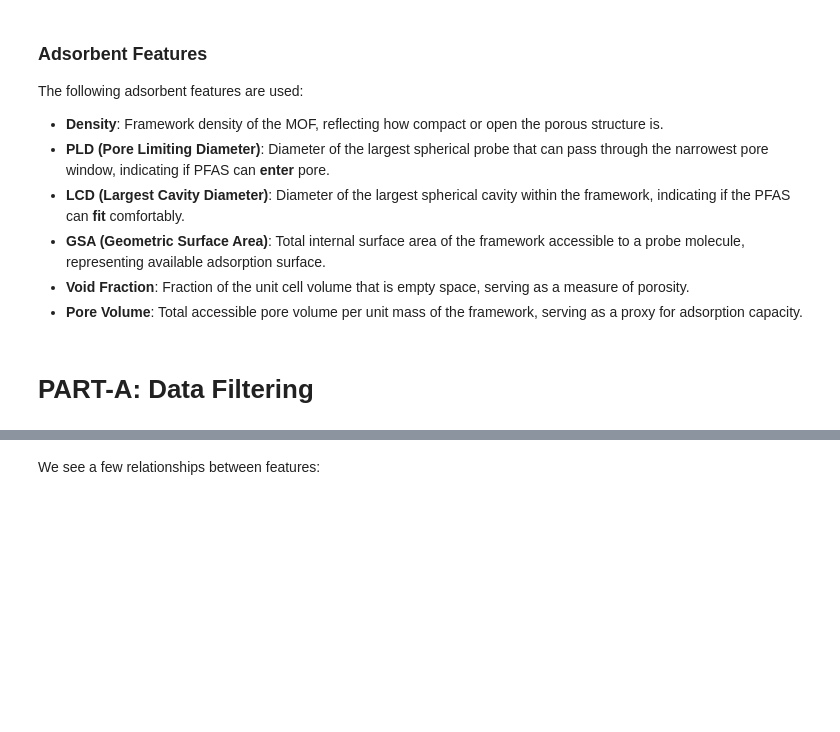
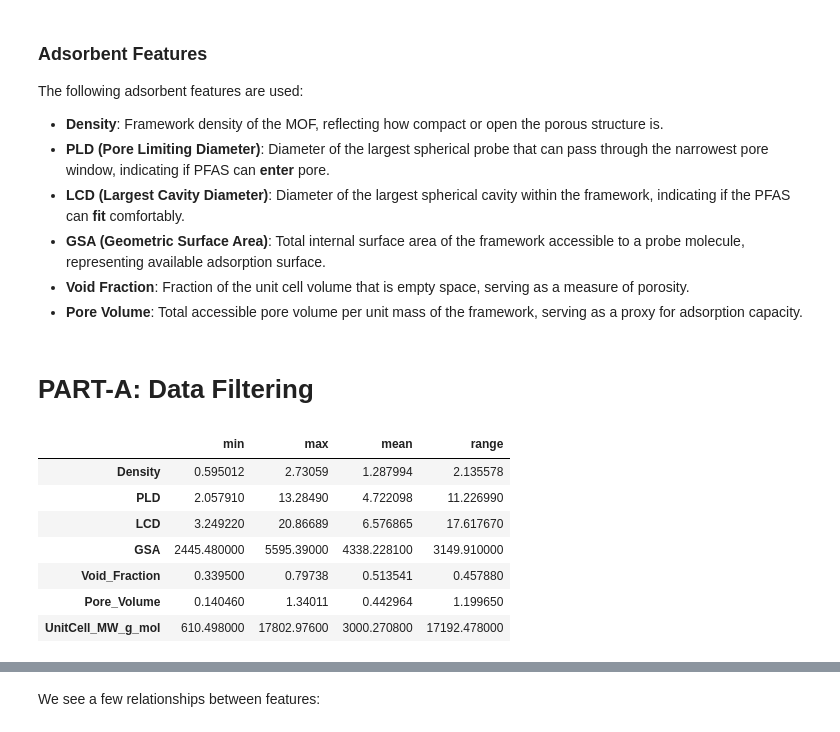
Before and after one commit to hasan-mansr/ML_Discovery_Metal-Organic_Adsorbents, a Jupyter notebook: Notebooks/OC-SVM.ipynb, the cells around one changed output, grey strips where cells are left out. Drawn from its saved outputs; the diff is of its cells as text; code cells hidden in the pictures; blank space fills up the shorter version.

```diff
--- a/Notebooks/SVM.ipynb
+++ b/Notebooks/OC-SVM.ipynb
@@ -121,15 +123,24 @@ The following adsorbent features are used:
 # %% [markdown]
 # PART-A: Data Filtering
 # %%
-numeric_df = dfs['PFOA'].select_dtypes(include = 'number').drop(columns = 'Serial')
+numeric_df = dfs['coremof_Ion'].select_dtypes(include = 'number').drop(columns = 'Serial')
 #numeric_df.describe()
 
 summary = pd.DataFrame({
     'min': numeric_df.min(),
     'max': numeric_df.max(),
     'mean': numeric_df.mean(),
     'range': numeric_df.max() - numeric_df.min()
 })
 
 summary
+# %% [output]
+|  | min | max | mean | range |
+| Density | 0.595012 | 2.73059 | 1.287994 | 2.135578 |
+| PLD | 2.057910 | 13.28490 | 4.722098 | 11.226990 |
+| LCD | 3.249220 | 20.86689 | 6.576865 | 17.617670 |
+| GSA | 2445.480000 | 5595.39000 | 4338.228100 | 3149.910000 |
+| Void_Fraction | 0.339500 | 0.79738 | 0.513541 | 0.457880 |
+| Pore_Volume | 0.140460 | 1.34011 | 0.442964 | 1.199650 |
+| UnitCell_MW_g_mol | 610.498000 | 17802.97600 | 3000.270800 | 17192.478000 |
 # %%
```
Also changed, not shown: parts of 7 cells of this notebook, 3 other files.
